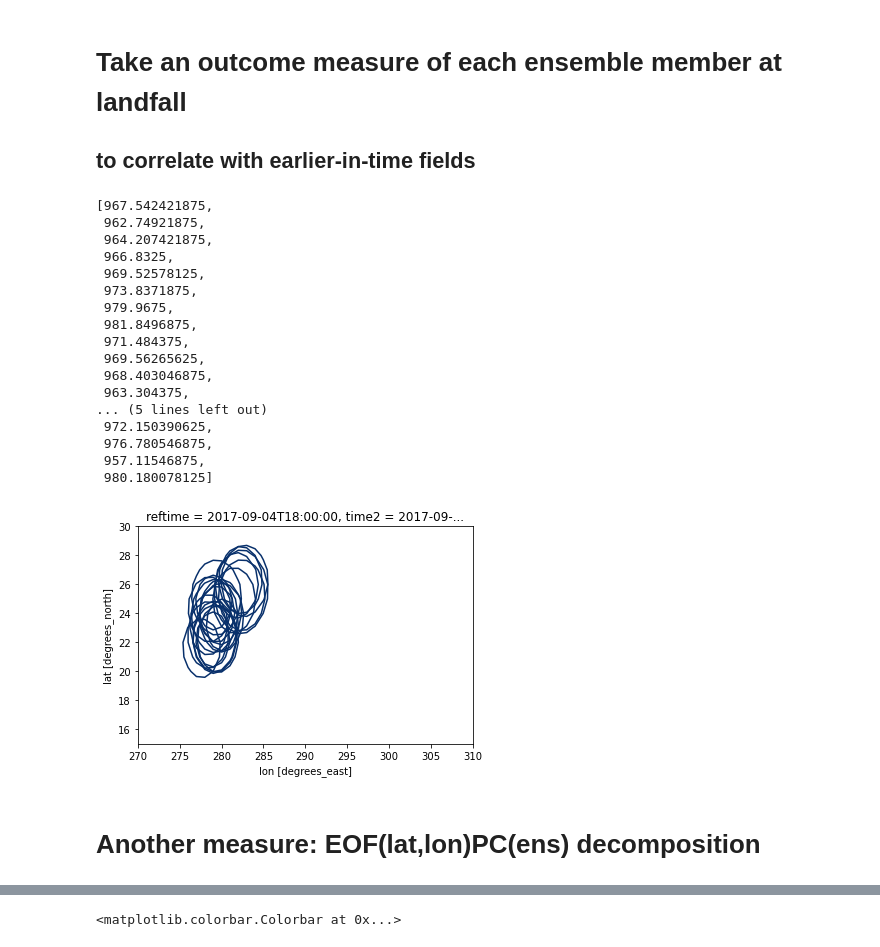
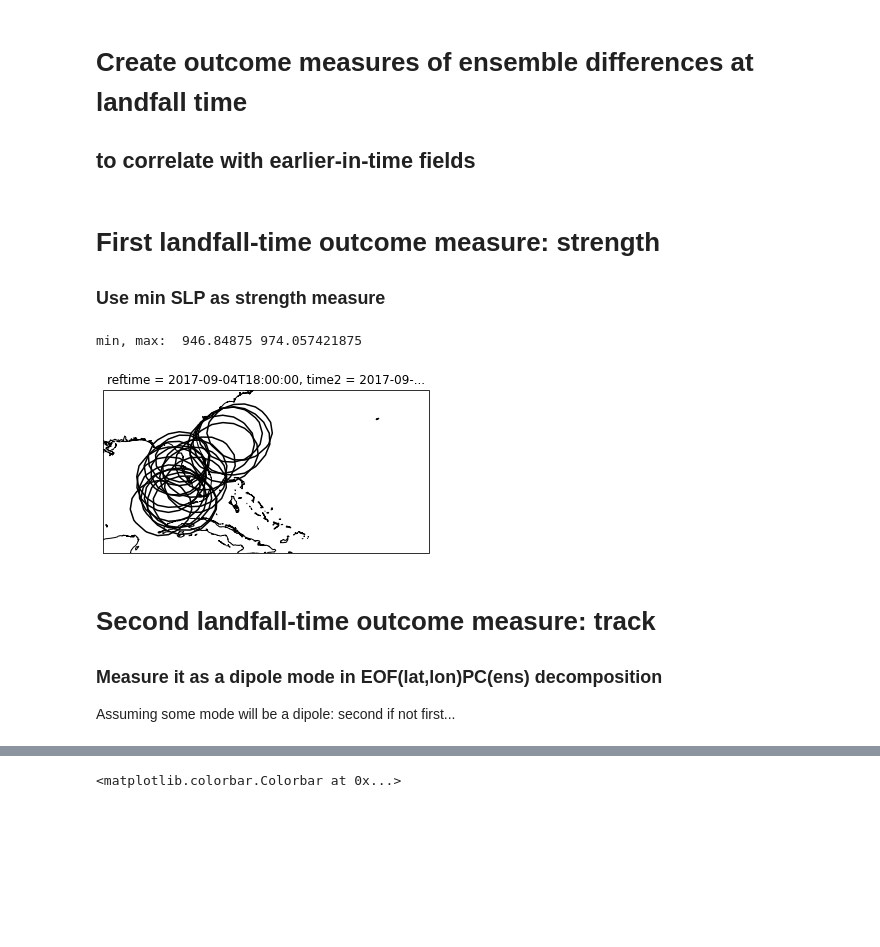
Before and after one commit to MPOcanes/MPO624_2022, a Jupyter notebook: Notebooks/Irma_Ensembles.ipynb, the cells around one changed output, grey strips where cells are left out. Cells and saved outputs as stored; diff of their text form; code cells hidden in the pictures; blank space fills up the shorter version.

```diff
--- a/Notebooks/Irma_Ensembles.ipynb
+++ b/Notebooks/Irma_Ensembles.ipynb
@@ -45,34 +25,35 @@ landfall = roi.sel(time2='2017-09-10 00:00:00')
 # %% [markdown]
-# Take an outcome measure of each ensemble member at landfall
+# Create outcome measures of ensemble differences at landfall time
 ## to correlate with earlier-in-time fields
+# %%
+# Region of interest: Near Florida, landfall time
+
+roi = ds.sel(lon=slice(360-90,360-60), lat=slice(35,20))
+landfall = roi.sel(time2='2017-09-11 00:00:00')
+# %% [markdown]
+# First landfall-time outcome measure: strength
+### Use min SLP as strength measure
 # %%
-# Quick plot of SLP 990hPa contour, and find minimum values
+# Quick plot of SLP 990hPa contours, and find minimum values
 SLPmins = []
+
+# on a map
+projection = ccrs.PlateCarree()
+f, ax = plt.subplots(subplot_kw=dict(projection=projection), figsize=[8,3])
 
 for iens in range(21):
     SLP = landfall.Pressure_reduced_to_MSL_msl_ens[iens]
-    contours = SLP.plot.contour(cmap='Blues', vmin=99000,vmax=99000,levels=1)
+    contours = SLP.plot.contour(ax=ax,colors='k', vmin=99000,vmax=99000,levels=1)
     #print('min value: ', SLP.min().values/100.)
     SLPmins.append(SLP.min().values/100.)
-SLPmins
+
+ax.coastlines();
+
+print('min, max: ', min(SLPmins), max(SLPmins))
 # %% [output]
-[967.542421875,
- 962.74921875,
- 964.207421875,
- 966.8325,
- 969.52578125,
- 973.8371875,
- 979.9675,
- 981.8496875,
- 971.484375,
- 969.56265625,
- 968.403046875,
- 963.304375,
-... (5 lines left out)
- 972.150390625,
- 976.780546875,
- 957.11546875,
- 980.180078125]
+min, max:  946.84875 974.057421875
-[figure, old version]
+[figure, new version]
 # %% [markdown]
-# Another measure: EOF(lat,lon)PC(ens) decomposition
+# Second landfall-time outcome measure: track
+### Measure it as a dipole mode in EOF(lat,lon)PC(ens) decomposition
+Assuming some mode will be a dipole: second if not first...
```
Also changed, not shown: parts of 24 cells of this notebook.
